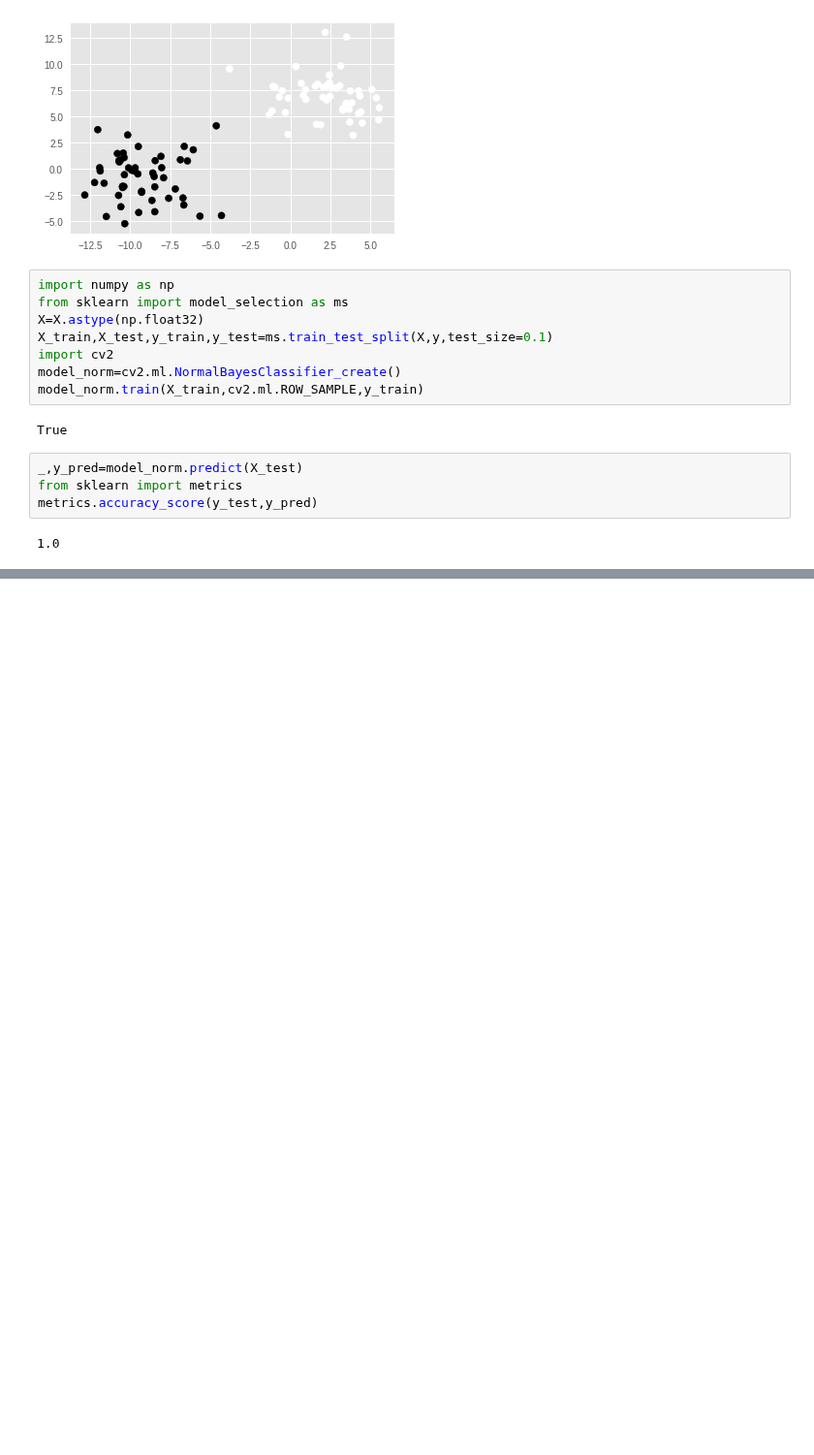
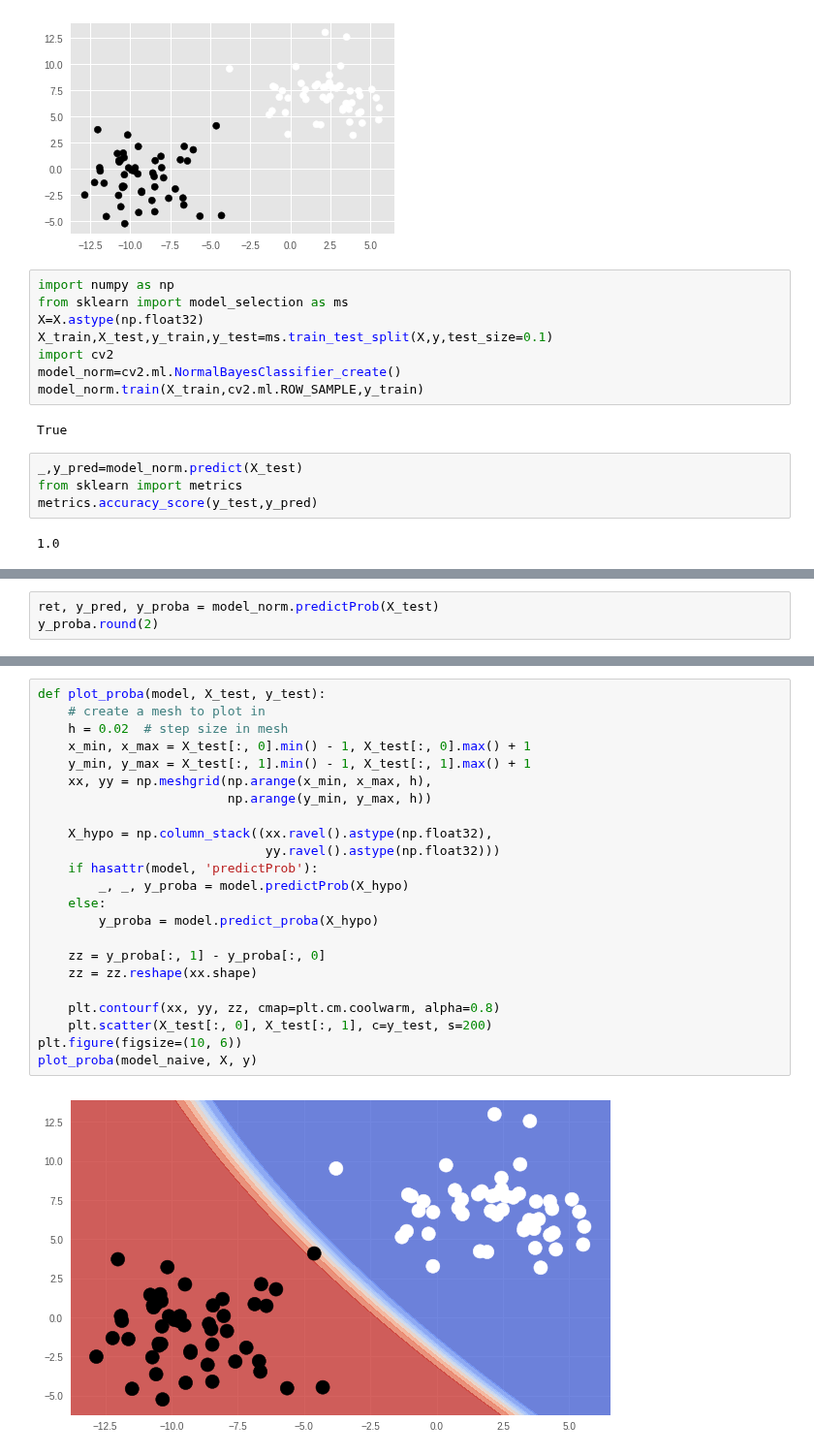
Before and after one commit to kintarou/django-starter, a Jupyter notebook: baysian_filter.ipynb, the cells around one changed output, grey strips where cells are left out. Shown at 97% size. Drawn from its saved outputs; the diff is of its cells as text; blank space fills up the shorter version.

```diff
--- a/baysian_filter.ipynb
+++ b/baysian_filter.ipynb
@@ -78,0 +54,3 @@ prime_factor(25401600)
+# %%
+ret, y_pred, y_proba = model_norm.predictProb(X_test)
+y_proba.round(2)
@@ -78,0 +96,25 @@ prime_factor(25401600)
+# %%
+def plot_proba(model, X_test, y_test):
+    # create a mesh to plot in
+    h = 0.02  # step size in mesh
+    x_min, x_max = X_test[:, 0].min() - 1, X_test[:, 0].max() + 1
+    y_min, y_max = X_test[:, 1].min() - 1, X_test[:, 1].max() + 1
+    xx, yy = np.meshgrid(np.arange(x_min, x_max, h),
+                         np.arange(y_min, y_max, h))
+
+    X_hypo = np.column_stack((xx.ravel().astype(np.float32),
+                              yy.ravel().astype(np.float32)))
+    if hasattr(model, 'predictProb'):
+        _, _, y_proba = model.predictProb(X_hypo)
+    else:
+        y_proba = model.predict_proba(X_hypo)
+
+    zz = y_proba[:, 1] - y_proba[:, 0]
+    zz = zz.reshape(xx.shape)
+
+    plt.contourf(xx, yy, zz, cmap=plt.cm.coolwarm, alpha=0.8)
+    plt.scatter(X_test[:, 0], X_test[:, 1], c=y_test, s=200)
+plt.figure(figsize=(10, 6))
+plot_proba(model_naive, X, y)
+# %% [output]
+[figure, added]
```
Also changed, not shown: parts of 12 cells of this notebook.
